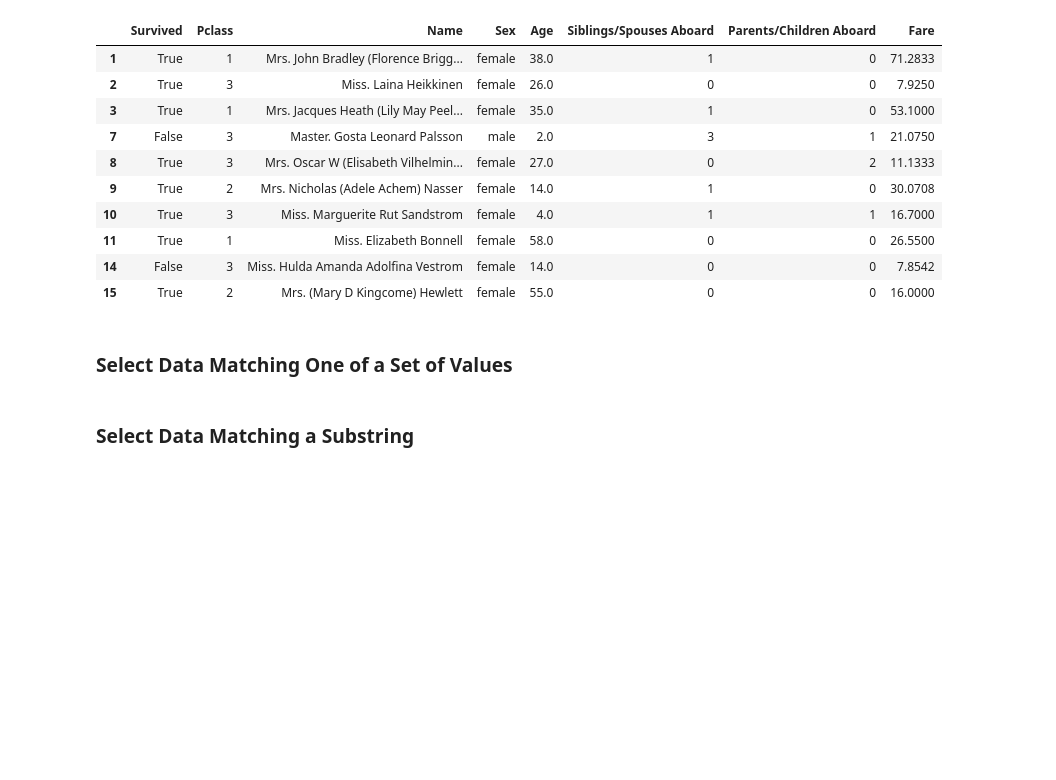
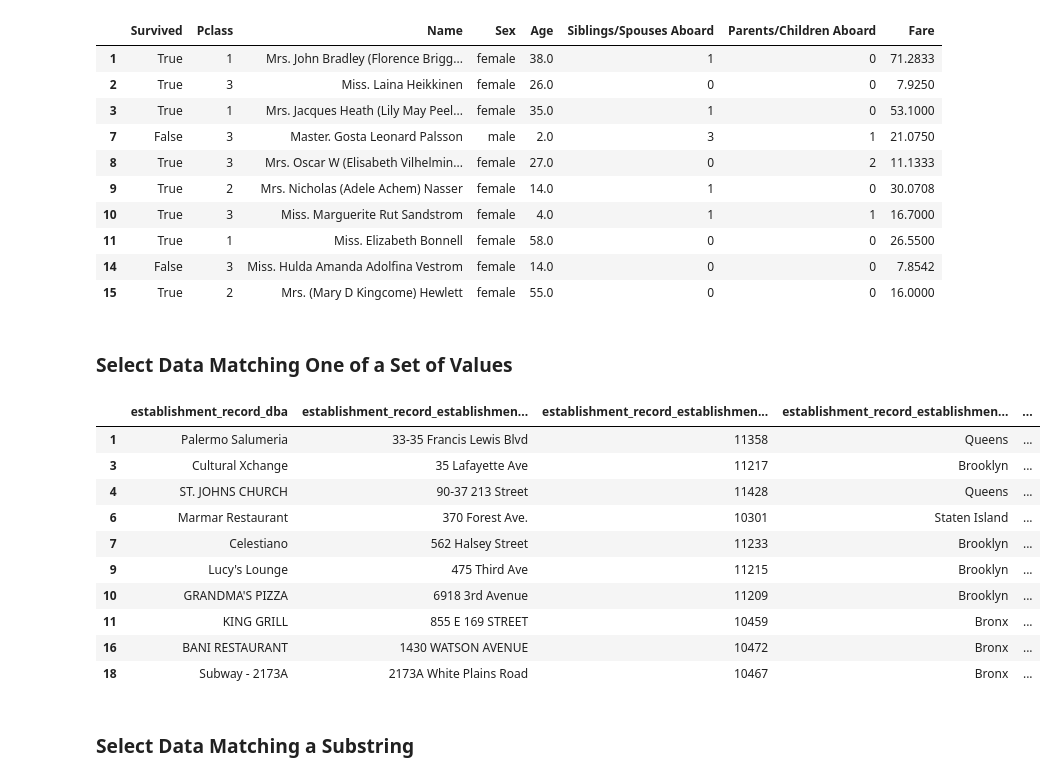
Before and after one commit to davidwhitemsm/cookbooks, a Jupyter notebook: exploratory_data_analysis_with_python_cookbook.ipynb, the cells around one changed output. Saved outputs shown, nothing was run; the diff lists cells and outputs as text; code cells hidden in the pictures; blank space fills up the shorter version.

```diff
--- a/exploratory_data_analysis_with_python_cookbook.ipynb
+++ b/exploratory_data_analysis_with_python_cookbook.ipynb
@@ -303,11 +332,24 @@ df_women_and_children.head(10)
 # %%
 # first, create a mask
 
-bridge_and_tunnel = df_c['establishment_record_establishment_borough'].isin(['Brooklyn', 'Bronx', 'Queens', 'Staten Island'])
+bridge_and_tunnel = df_socrata['establishment_record_establishment_borough'].isin(['Brooklyn', 'Bronx',\
+                                                                                   'Queens', 'Staten Island'])
 
 # then apply the mask to the original DataFrame
 
-df_c[bridge_and_tunnel]
+df_socrata[bridge_and_tunnel].head(10)
+# %% [output]
+|  | establishment_record_dba | establishment_record_establishmen... | establishment_record_establishmen... | establishment_record_establishmen... | ... |
+| 1 | Palermo Salumeria | 33-35 Francis Lewis Blvd | 11358 | Queens | ... |
+| 3 | Cultural Xchange | 35 Lafayette Ave | 11217 | Brooklyn | ... |
+| 4 | ST. JOHNS CHURCH | 90-37 213 Street | 11428 | Queens | ... |
+| 6 | Marmar Restaurant | 370 Forest Ave. | 10301 | Staten Island | ... |
+| 7 | Celestiano | 562 Halsey Street | 11233 | Brooklyn | ... |
+| 9 | Lucy's Lounge | 475 Third Ave | 11215 | Brooklyn | ... |
+| 10 | GRANDMA'S PIZZA | 6918 3rd Avenue | 11209 | Brooklyn | ... |
+| 11 | KING GRILL | 855 E 169 STREET | 10459 | Bronx | ... |
+| 16 | BANI RESTAURANT | 1430 WATSON AVENUE | 10472 | Bronx | ... |
+| 18 | Subway - 2173A | 2173A White Plains Road | 10467 | Bronx | ... |
 # %% [markdown]
 ### Select Data Matching a Substring
 # %%
```
Also changed, not shown: parts of 146 cells of this notebook.
